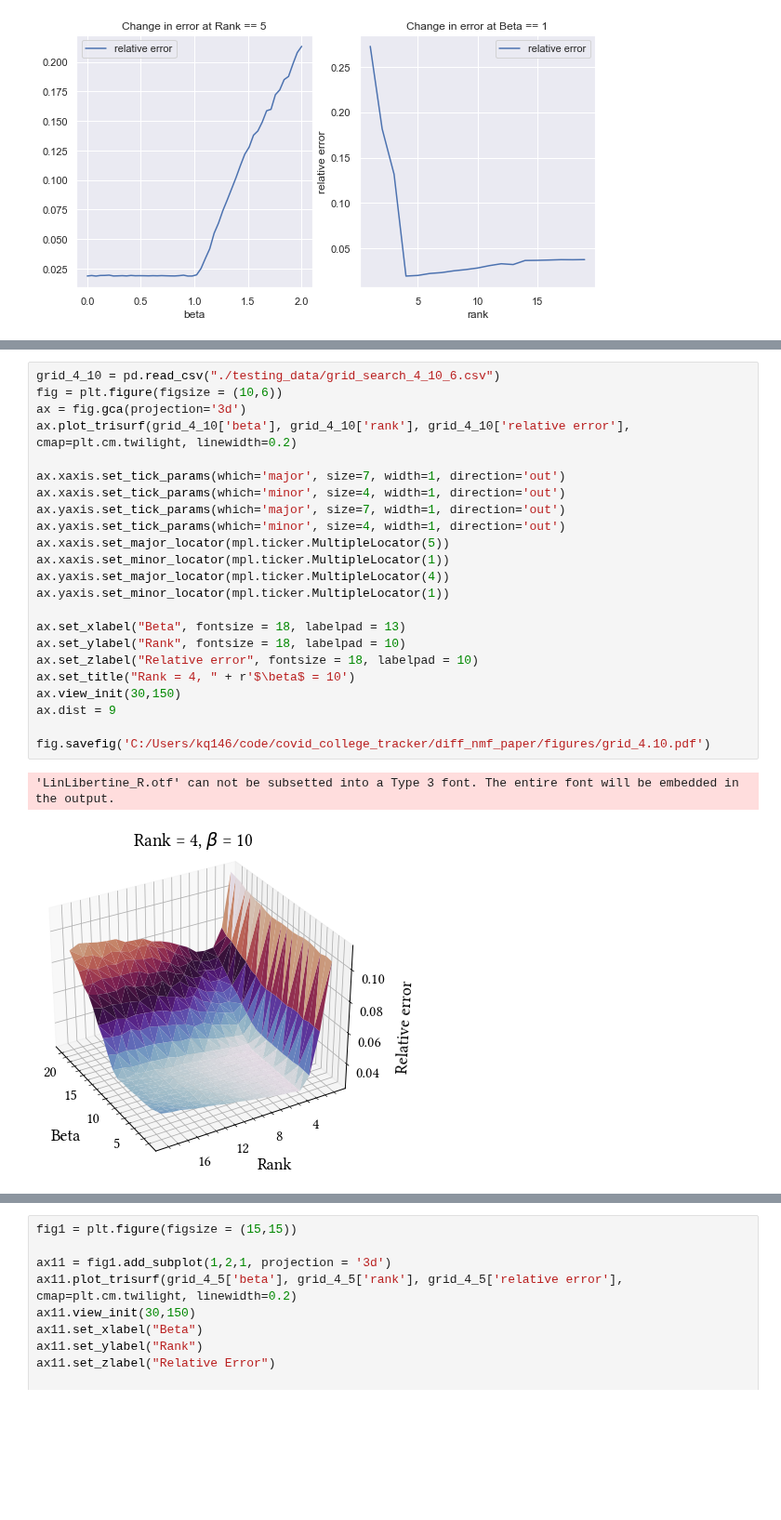
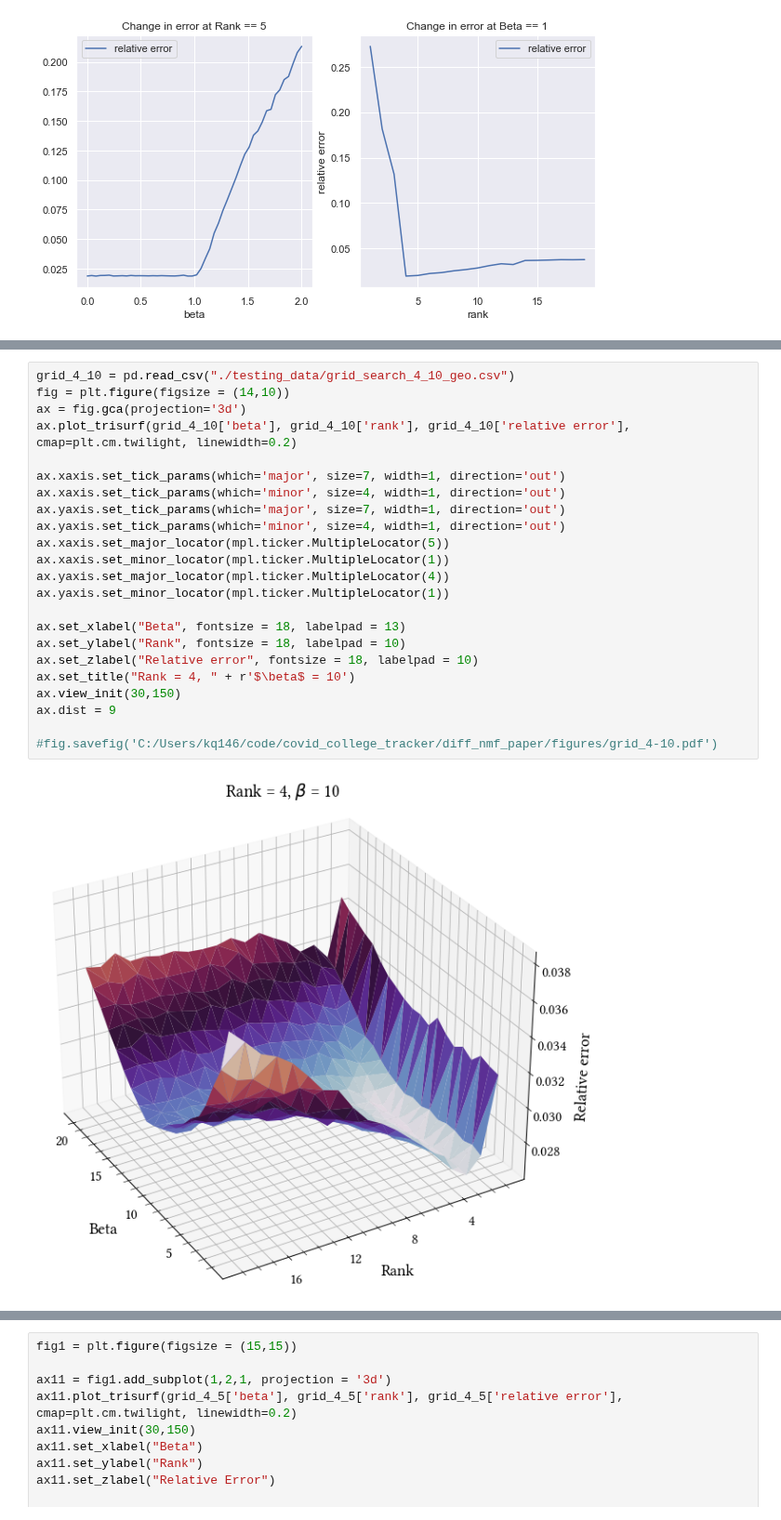
Before and after one commit to kevin-q2/Covid_Diffusion, a Jupyter notebook: analysis/diffusion_nmf_testing.ipynb, the cells around one changed output, grey strips where cells are left out. Shown at 93% size. Saved outputs shown, nothing was run; the diff lists cells and outputs as text; blank space fills up the shorter version.

```diff
--- a/analysis/diffusion_nmf_testing.ipynb
+++ b/analysis/diffusion_nmf_testing.ipynb
@@ -487,27 +487,26 @@ fig.savefig('C:/Users/kq146/code/covid_college_tracker/diff_nmf_paper/figures/gr
 # %%
-grid_4_10 = pd.read_csv("./testing_data/grid_search_4_10_6.csv")
-fig = plt.figure(figsize = (10,6))
+grid_4_10 = pd.read_csv("./testing_data/grid_search_4_10_geo.csv")
+fig = plt.figure(figsize = (14,10))
 ax = fig.gca(projection='3d')
 ax.plot_trisurf(grid_4_10['beta'], grid_4_10['rank'], grid_4_10['relative error'], cmap=plt.cm.twilight, linewidth=0.2)
 
 ax.xaxis.set_tick_params(which='major', size=7, width=1, direction='out')
 ax.xaxis.set_tick_params(which='minor', size=4, width=1, direction='out')
 ax.yaxis.set_tick_params(which='major', size=7, width=1, direction='out')
 ax.yaxis.set_tick_params(which='minor', size=4, width=1, direction='out')
 ax.xaxis.set_major_locator(mpl.ticker.MultipleLocator(5))
 ax.xaxis.set_minor_locator(mpl.ticker.MultipleLocator(1))
 ax.yaxis.set_major_locator(mpl.ticker.MultipleLocator(4))
 ax.yaxis.set_minor_locator(mpl.ticker.MultipleLocator(1))
 
 ax.set_xlabel("Beta", fontsize = 18, labelpad = 13)
 ax.set_ylabel("Rank", fontsize = 18, labelpad = 10)
 ax.set_zlabel("Relative error", fontsize = 18, labelpad = 10)
 ax.set_title("Rank = 4, " + r'$\beta$ = 10')
 ax.view_init(30,150)
 ax.dist = 9
 
-fig.savefig('C:/Users/kq146/code/covid_college_tracker/diff_nmf_paper/figures/grid_4.10.pdf')
+#fig.savefig('C:/Users/kq146/code/covid_college_tracker/diff_nmf_paper/figures/grid_4-10.pdf')
 # %% [output]
-'LinLibertine_R.otf' can not be subsetted into a Type 3 font. The entire font will be embedded in the output.
-[figure, old version]
+[figure, new version]
 # %%
```
Also changed, not shown: parts of 7 cells of this notebook, 11 other files.
